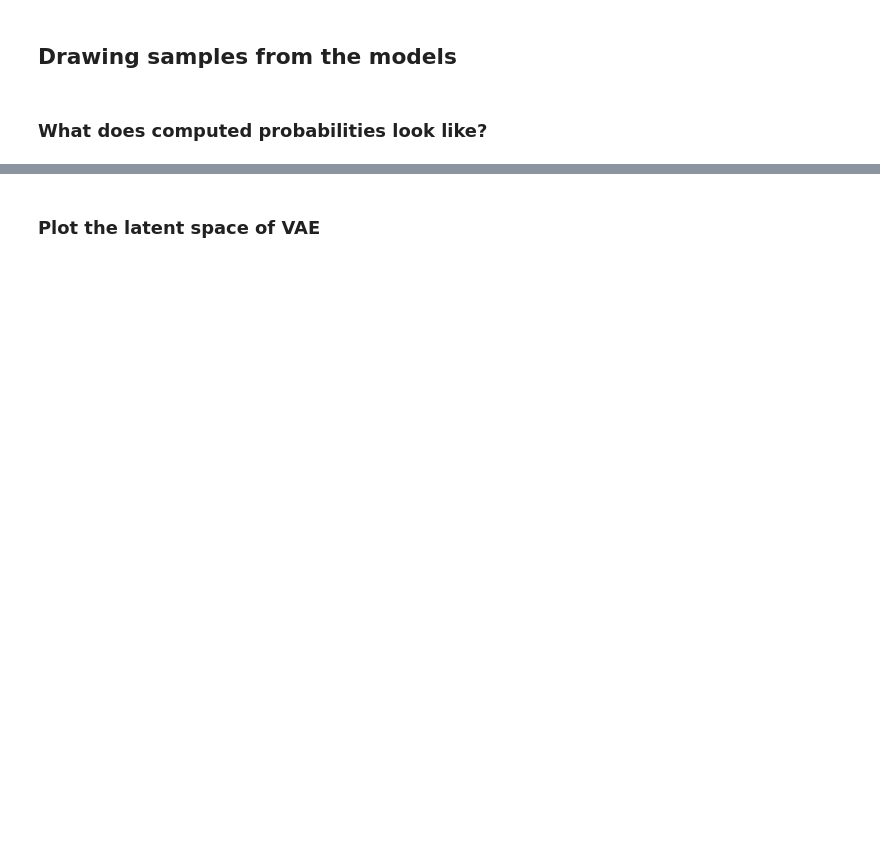
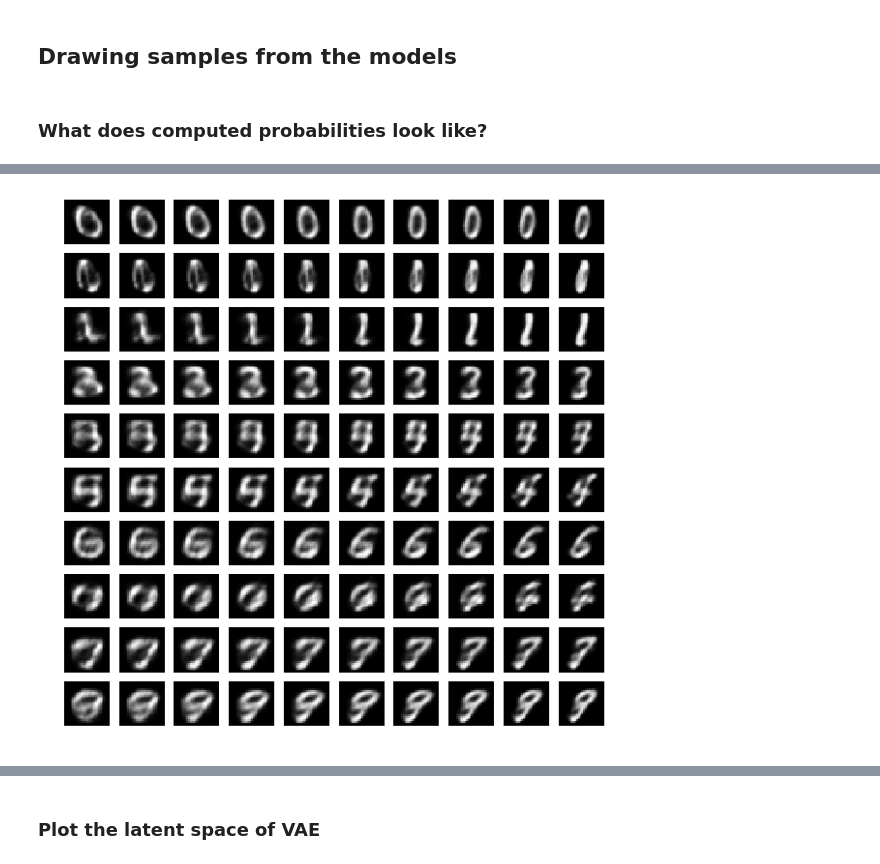
Before and after one commit to zchen15/CS253_lec14, a Jupyter notebook: vae_zc.ipynb, the cells around one changed output, grey strips where cells are left out. Saved outputs shown, nothing was run; the diff lists cells and outputs as text; code cells hidden in the pictures; blank space fills up the shorter version.

```diff
--- a/vae_zc.ipynb
+++ b/vae_zc.ipynb
@@ -104,7 +104,7 @@ encoder_sigma = Model([X], l_sigma)
 d_in = Input(shape=(n_z,))
 d_h = decoder_hidden(d_in)
 d_out = decoder_out(d_h)
-decoder = Model(d_in, d_out)
+vae_decoder = Model(d_in, d_out)
 # %%
 # VAE training
 vae.compile(optimizer=optim, loss=vae_loss)
@@ -399,0 +407,6 @@ for i in dig:
+# %%
+plt.figure(5, figsize = (10,10))
+plt.title('Samples from CVAE')
+x_cvae = getNumbersCVAE(cvae_decoder, dig, sides, max_z, n_z, n_y)
+# %% [output]
+[figure, added]
```
Also changed, not shown: parts of 14 cells of this notebook.
